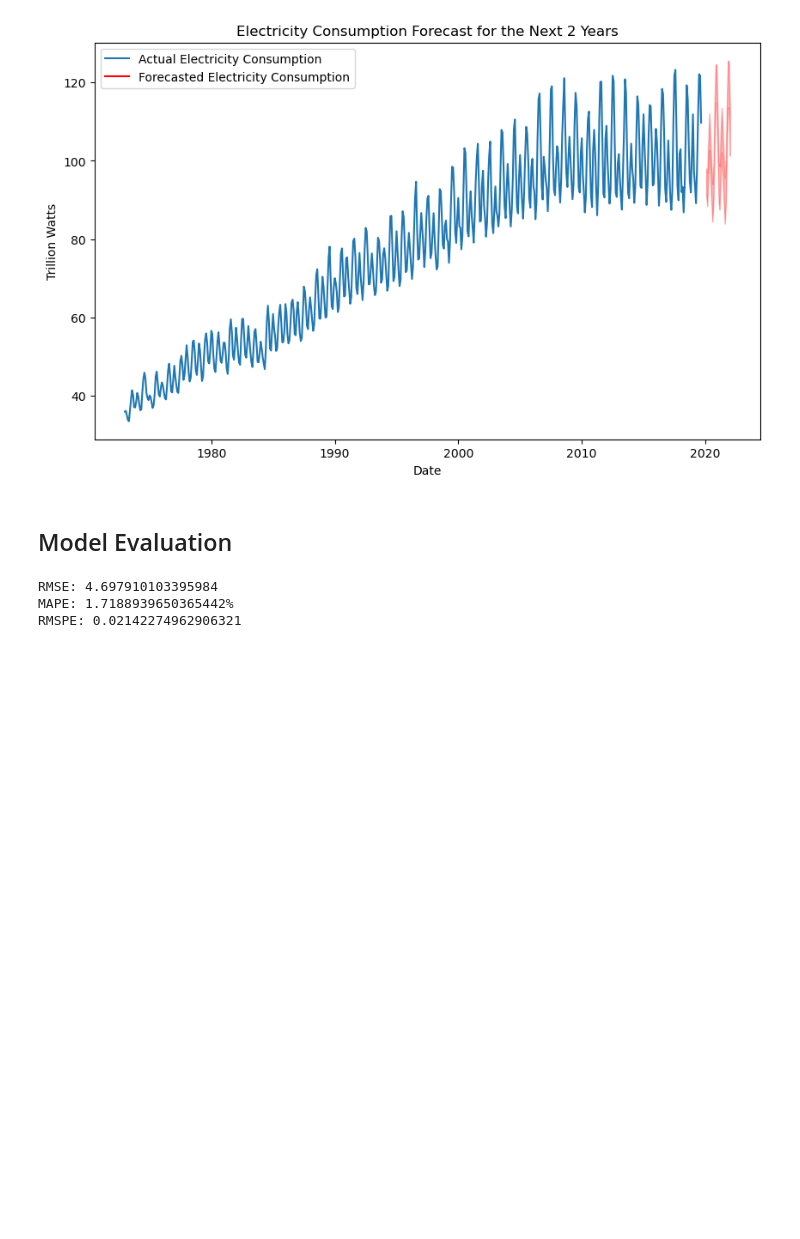
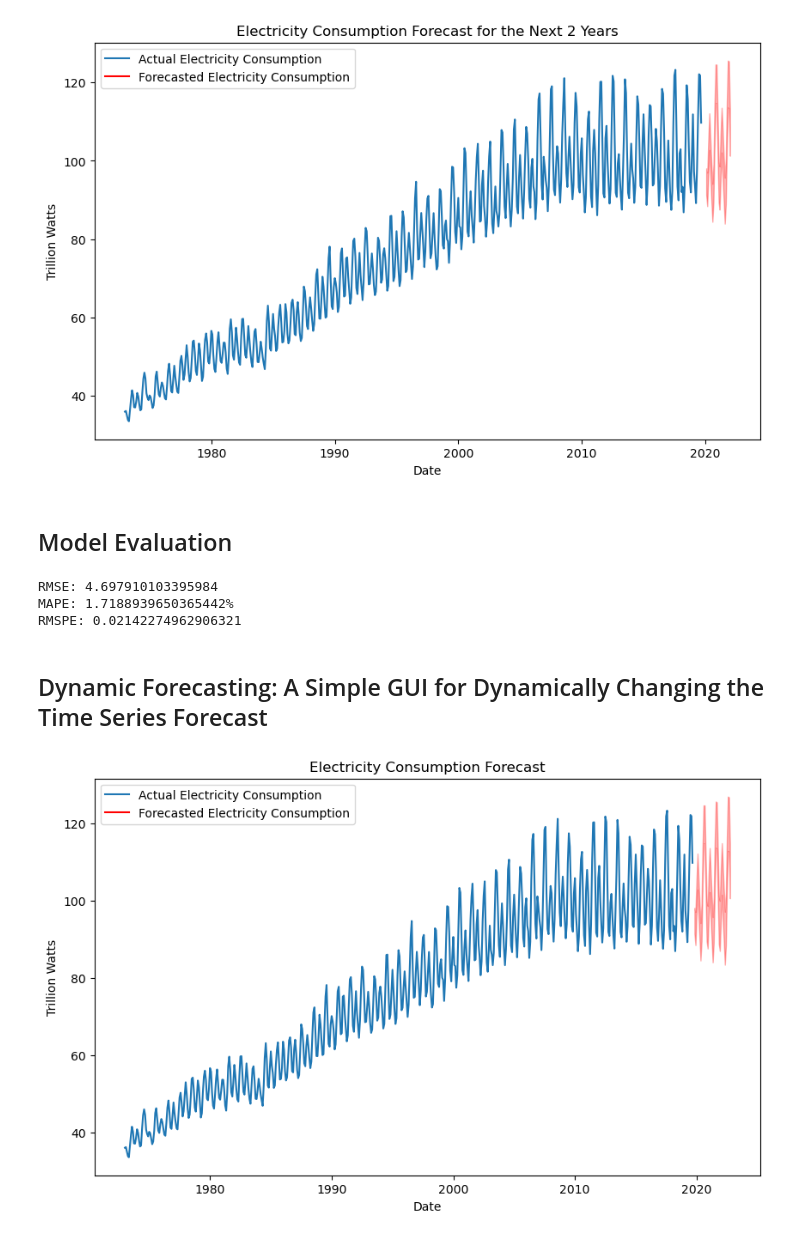
Before and after one commit to moraditya/electricity-demand-projection-SARIMA, a Jupyter notebook: model/electricty-demand-SARIMA.ipynb, the cells around one changed output. Cells and saved outputs as stored; diff of their text form; code cells hidden in the pictures; blank space fills up the shorter version.

```diff
--- a/model/electricty-demand-SARIMA.ipynb
+++ b/model/electricty-demand-SARIMA.ipynb
@@ -267,3 +270,70 @@ print(f'RMSPE: {rmspe_value}')
 RMSE: 4.697910103395984
 MAPE: 1.7188939650365442%
 RMSPE: 0.02142274962906321
+# %% [markdown]
+## Dynamic Forecasting: A Simple GUI for Dynamically Changing the Time Series Forecast
+# %%
+# create a function to update the forecast and plot
+def update_forecast():
+    months = int(months_entry.get())
+
+    # forecast for the specified number of months
+    forecast = sarima.get_forecast(steps=months)
+    forecast_mean = forecast.predicted_mean
+    forecast_ci = forecast.conf_int()
+
+    # create a future index for the forecasted values
+    future_dates = pd.date_range(start=ec_df.index[-1] + pd.DateOffset(months=1), periods=months, freq='M')
+    forecast_df = pd.DataFrame({'Forecast': forecast_mean}, index=future_dates)
+
+    # clear the previous plot
+    ax.clear()
+
+    # plot the actual data and forecast
+    ax.plot(ec_df['Electricty_Consumption_in_TW'], label='Actual Electricity Consumption')
+    ax.plot(forecast_df['Forecast'], label='Forecasted Electricity Consumption', color='red')
+
+    # plot confidence intervals
+    ax.fill_between(future_dates, forecast_ci.iloc[:, 0], forecast_ci.iloc[:, 1], color='red', alpha=0.3)
+
+    ax.set_title('Electricity Consumption Forecast')
+    ax.set_xlabel('Date')
+    ax.set_ylabel('Trillion Watts')
+    ax.legend()
+
+    # refresh the canvas
+    canvas.draw()
+
+# create the main window
+root = tk.Tk()
+root.title("Electricity Consumption Forecast")
+
+# create and pack the input frame
+input_frame = ttk.Frame(root, padding="10")
+input_frame.pack(fill=tk.X)
+
+# create and pack the label and entry for months
+ttk.Label(input_frame, text="Number of months to forecast:").pack(side=tk.LEFT)
+months_entry = ttk.Entry(input_frame, width=10)
+months_entry.pack(side=tk.LEFT, padx=5)
+months_entry.insert(0, "24")  # Default value
+
+# create and pack the update button
+update_button = ttk.Button(input_frame, text="Update Forecast", command=update_forecast)
+update_button.pack(side=tk.LEFT, padx=5)
+
+# create the matplotlib figure and axis
+fig, ax = plt.subplots(figsize=(10, 6))
+
+# create the canvas and pack it
+canvas = FigureCanvasTkAgg(fig, master=root)
+canvas_widget = canvas.get_tk_widget()
+canvas_widget.pack(fill=tk.BOTH, expand=True)
+
+# initial forecast update
+update_forecast()
+
+# start the GUI event loop
+root.mainloop()
+# %% [output]
+[figure, added]
```
Also changed, not shown: parts of 1 cell of this notebook.
